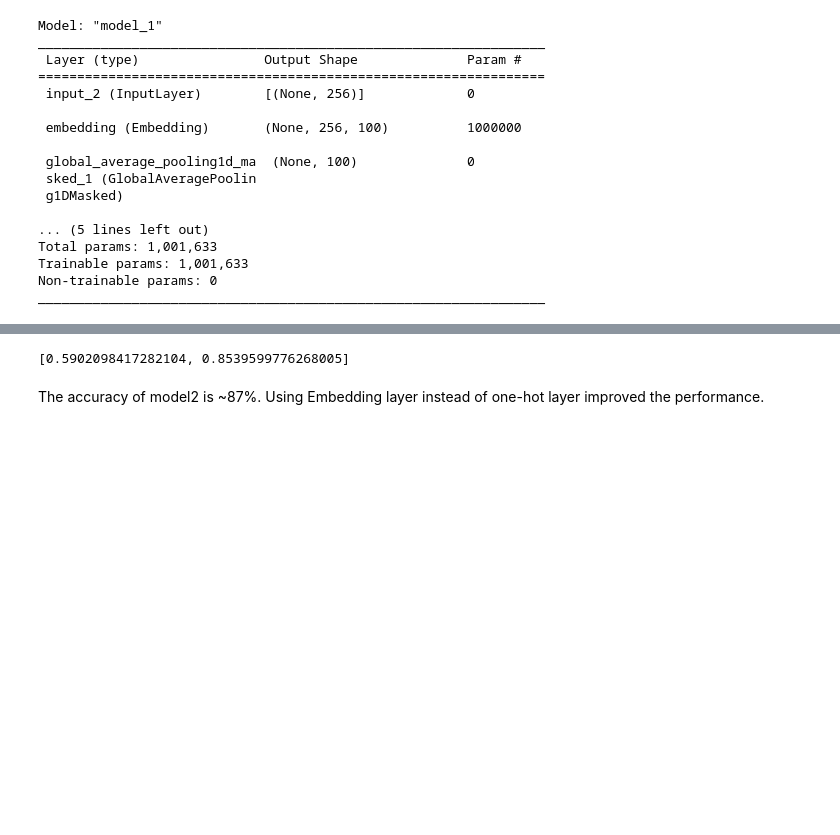
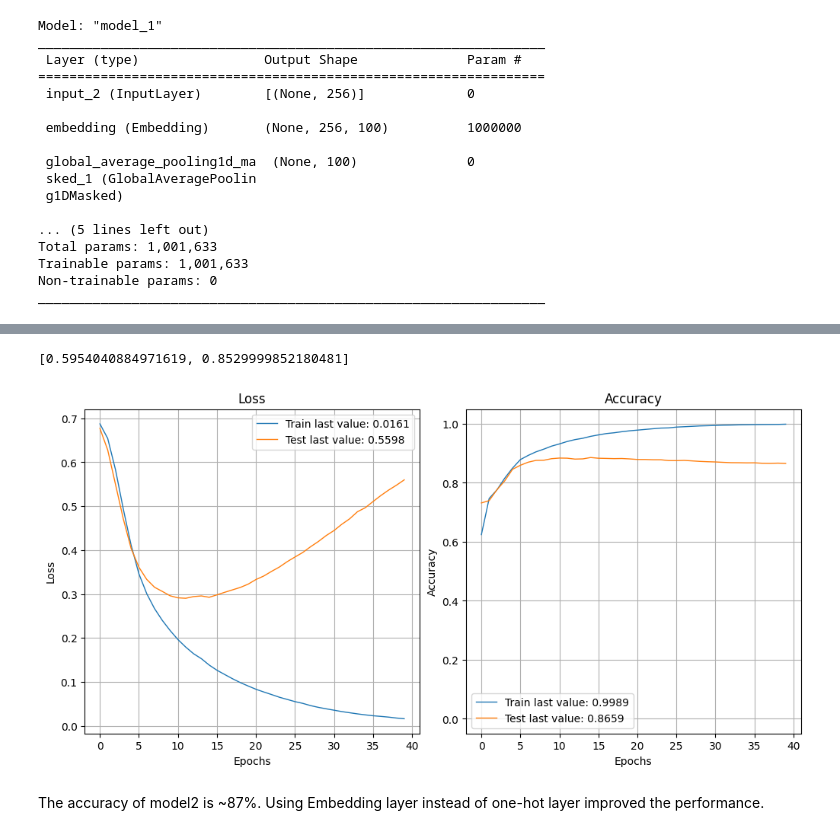
Before and after one commit to josh-millar/josh-millar, a Jupyter notebook: 7001_2022_23_Lab_3_Text_Classification_review.ipynb, the cells around one changed output, grey strips where cells are left out. Drawn from its saved outputs; the diff is of its cells as text; code cells hidden in the pictures; blank space fills up the shorter version.

```diff
--- a/7001_2022_23_Lab_3_Text_Classification_review.ipynb
+++ b/7001_2022_23_Lab_3_Text_Classification_review.ipynb
@@ -339,7 +339,10 @@ results = model2.evaluate(X_test_enc, y_test)
-# %%
-print (results)
-# %% [output]
-[0.5902098417282104, 0.8539599776268005]
+# %%
+print (results)
+plot_history(history2.history)
+plt.show()
+# %% [output]
+[0.5954040884971619, 0.8529999852180481]
+[figure, added]
 # %% [markdown]
 The accuracy of model2 is ~87%. Using Embedding layer instead of one-hot layer improved the performance.
 # %% [markdown]
```
Also changed, not shown: parts of 23 cells of this notebook.
